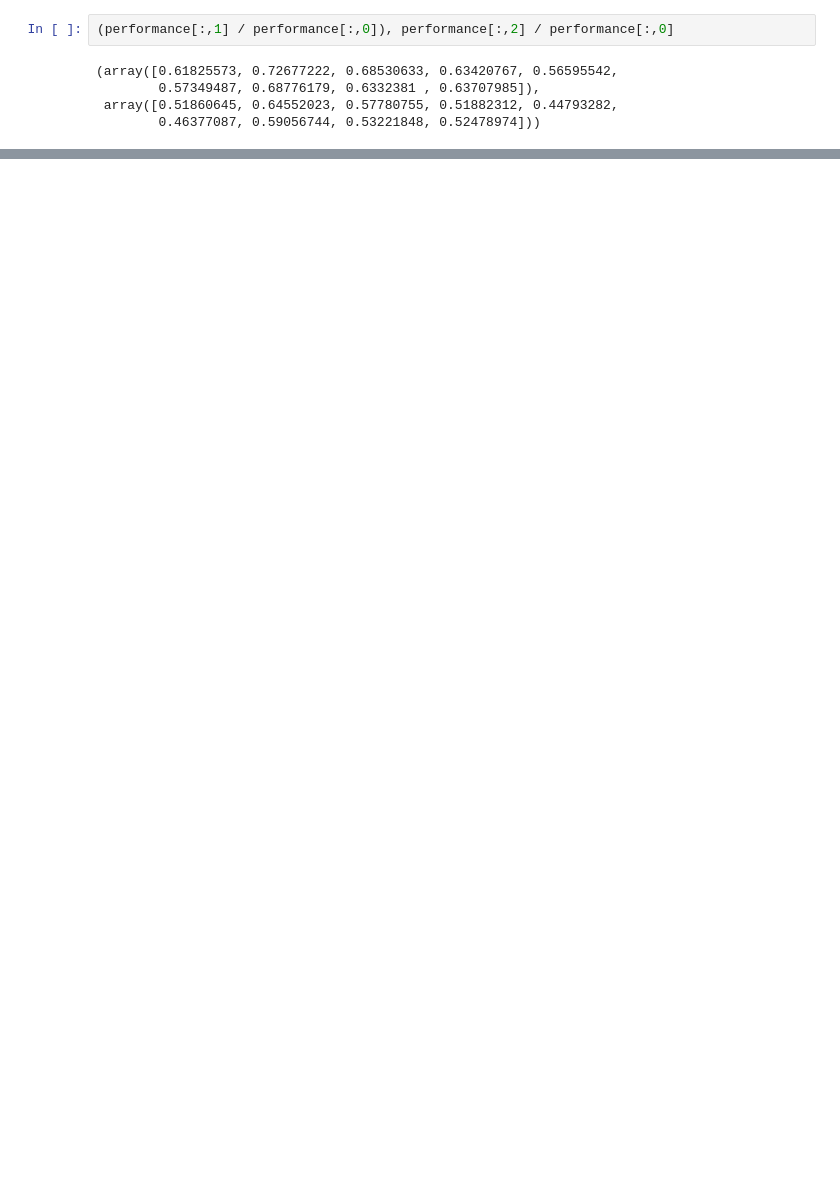
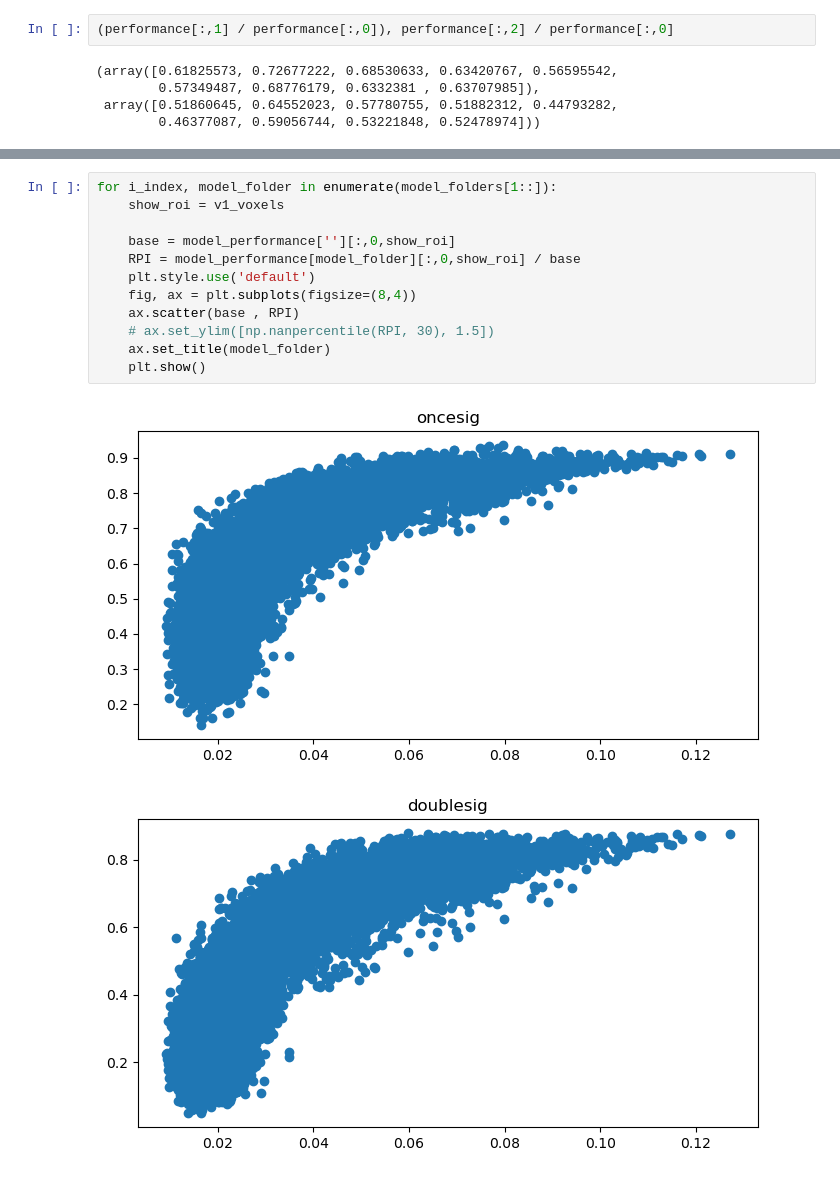
Before and after one commit to GongZhengxin/NeuralFeatureSpace, a Jupyter notebook: anal_sig-feature-model-contrast.ipynb, the cells around one changed output, grey strips where cells are left out. Saved outputs shown, nothing was run; the diff lists cells and outputs as text; blank space fills up the shorter version.

```diff
--- a/anal_sig-feature-model-contrast.ipynb
+++ b/anal_sig-feature-model-contrast.ipynb
@@ -165,0 +193,15 @@ plt.show()
+# %%
+for i_index, model_folder in enumerate(model_folders[1::]):
+    show_roi = v1_voxels
+
+    base = model_performance[''][:,0,show_roi]
+    RPI = model_performance[model_folder][:,0,show_roi] / base
+    plt.style.use('default')
+    fig, ax = plt.subplots(figsize=(8,4))
+    ax.scatter(base , RPI)
+    # ax.set_ylim([np.nanpercentile(RPI, 30), 1.5])
+    ax.set_title(model_folder)
+    plt.show()
+# %% [output]
+[figure, added]
+[figure, added]
```
Also changed, not shown: parts of 8 cells of this notebook, 32 other files.
